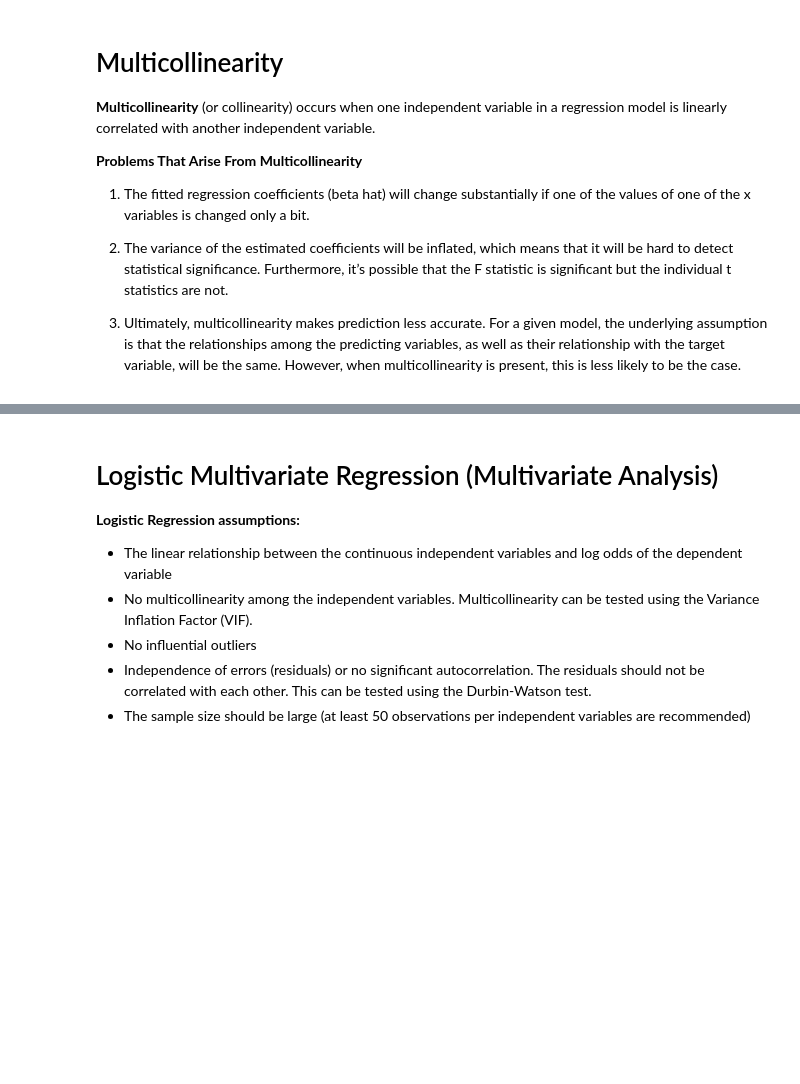
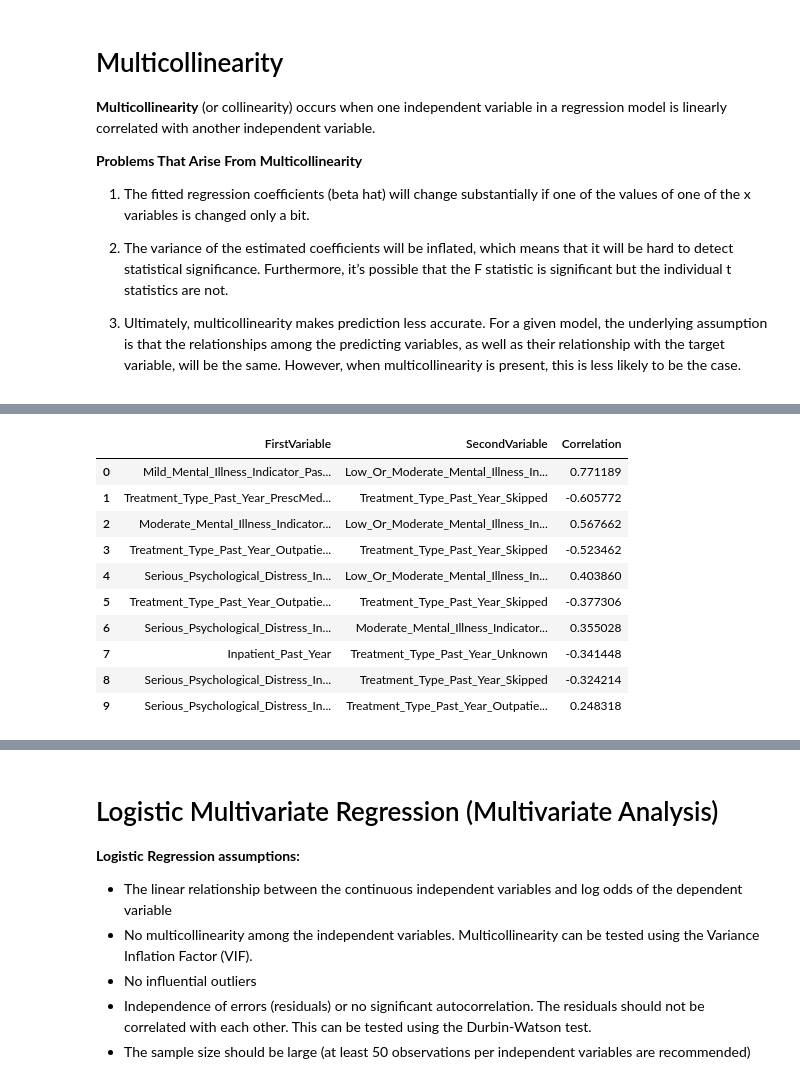
Before and after one commit to ml42322/correlationone_team2, a Jupyter notebook: Statistical Analysis.ipynb, the cells around one changed output, grey strips where cells are left out. Cells and saved outputs as stored; diff of their text form; code cells hidden in the pictures; blank space fills up the shorter version.

```diff
--- a/Statistical Analysis.ipynb
+++ b/Statistical Analysis.ipynb
@@ -631,3 +705,15 @@ mosthighlycorrelated(X_20, 10)
 # %%
-mosthighlycorrelated(X_10, 10)
+mosthighlycorrelated(df_final[X_10], 10)
+# %% [output]
+|  | FirstVariable | SecondVariable | Correlation |
+| 0 | Mild_Mental_Illness_Indicator_Pas... | Low_Or_Moderate_Mental_Illness_In... | 0.771189 |
+| 1 | Treatment_Type_Past_Year_PrescMed... | Treatment_Type_Past_Year_Skipped | -0.605772 |
+| 2 | Moderate_Mental_Illness_Indicator... | Low_Or_Moderate_Mental_Illness_In... | 0.567662 |
+| 3 | Treatment_Type_Past_Year_Outpatie... | Treatment_Type_Past_Year_Skipped | -0.523462 |
+| 4 | Serious_Psychological_Distress_In... | Low_Or_Moderate_Mental_Illness_In... | 0.403860 |
+| 5 | Treatment_Type_Past_Year_Outpatie... | Treatment_Type_Past_Year_Skipped | -0.377306 |
+| 6 | Serious_Psychological_Distress_In... | Moderate_Mental_Illness_Indicator... | 0.355028 |
+| 7 | Inpatient_Past_Year | Treatment_Type_Past_Year_Unknown | -0.341448 |
+| 8 | Serious_Psychological_Distress_In... | Treatment_Type_Past_Year_Skipped | -0.324214 |
+| 9 | Serious_Psychological_Distress_In... | Treatment_Type_Past_Year_Outpatie... | 0.248318 |
 # %%
```
Also changed, not shown: parts of 33 cells of this notebook.
